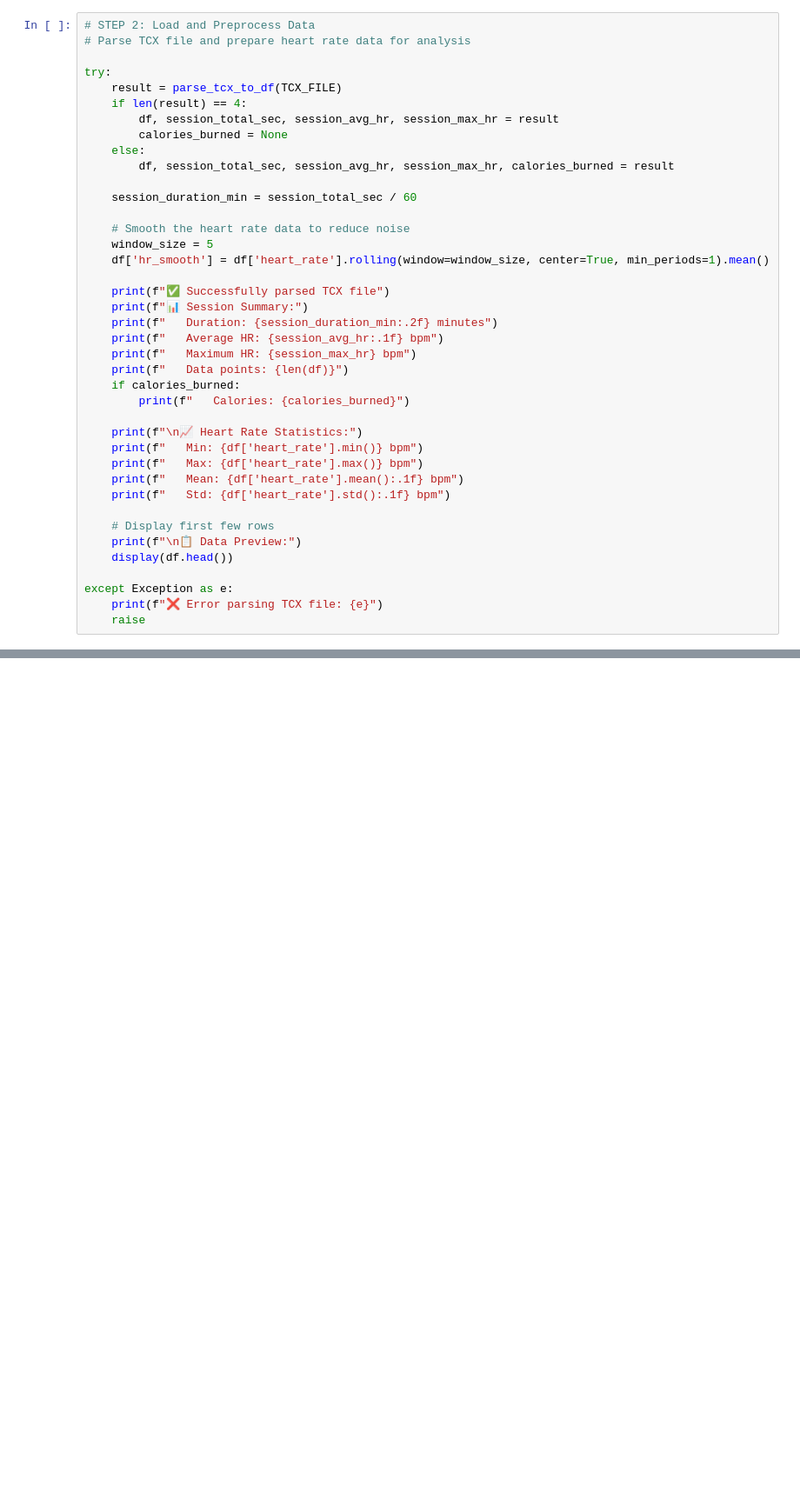
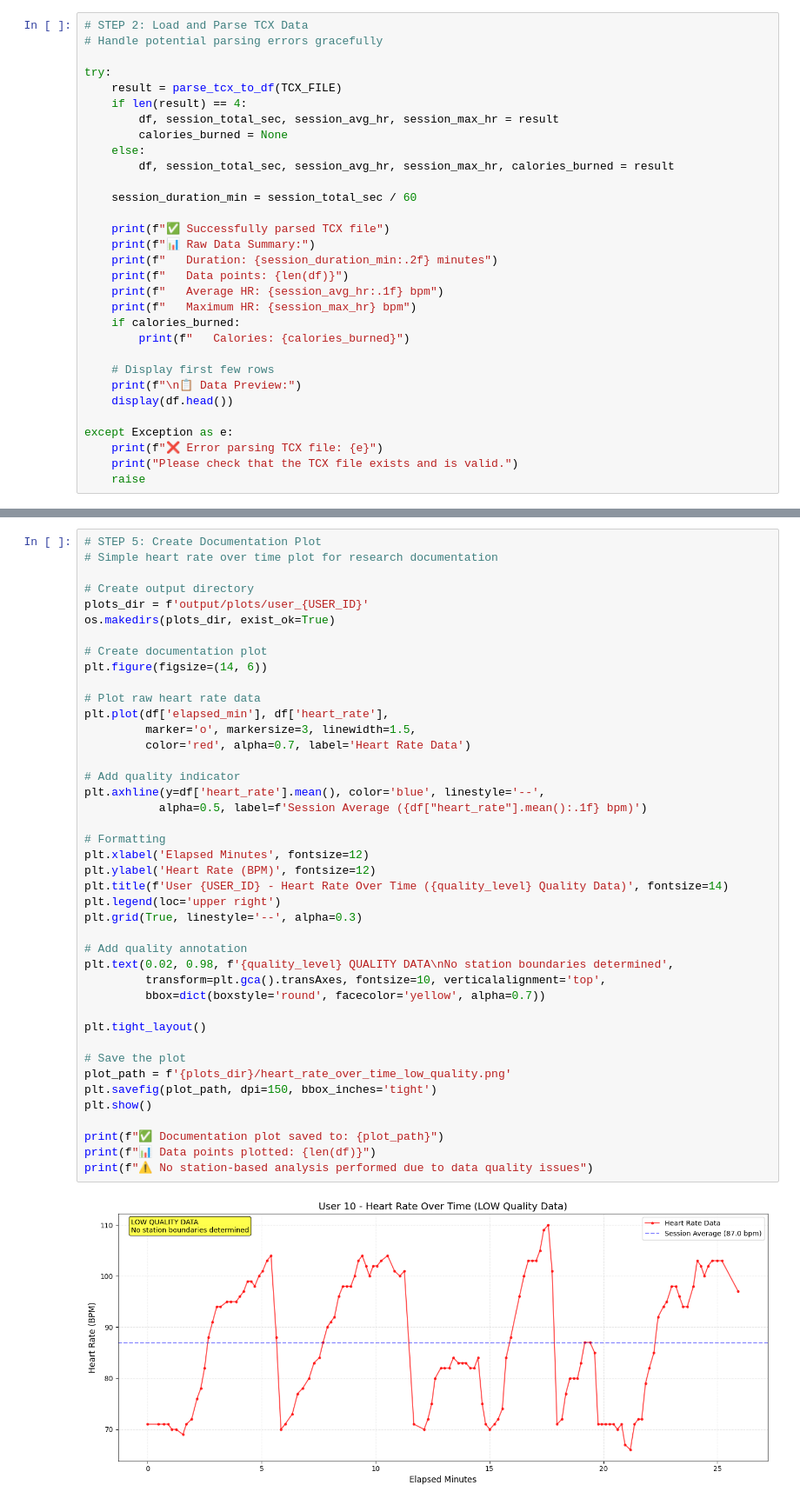
Before and after one commit to anthony-mccrovitz/Sphery-Heart-Rate-Analysis, a Jupyter notebook: notebooks/peak_exploration/user_10_peak_detection.ipynb, the cells around one changed output, grey strips where cells are left out. Shown at 87% size. Cells and saved outputs as stored; diff of their text form; blank space fills up the shorter version.

```diff
--- a/notebooks/peak_exploration/user_10_peak_detection.ipynb
+++ b/notebooks/peak_exploration/user_10_peak_detection.ipynb
@@ -60,6 +52,6 @@ print("✅ All libraries loaded successfully")
 # %%
-# STEP 2: Load and Preprocess Data
-# Parse TCX file and prepare heart rate data for analysis
+# STEP 2: Load and Parse TCX Data
+# Handle potential parsing errors gracefully
 
 try:
     result = parse_tcx_to_df(TCX_FILE)
@@ -71,24 +63,14 @@ try:
 
     session_duration_min = session_total_sec / 60
 
-    # Smooth the heart rate data to reduce noise
-    window_size = 5
-    df['hr_smooth'] = df['heart_rate'].rolling(window=window_size, center=True, min_periods=1).mean()
-
     print(f"✅ Successfully parsed TCX file")
-    print(f"📊 Session Summary:")
+    print(f"📊 Raw Data Summary:")
     print(f"   Duration: {session_duration_min:.2f} minutes")
+    print(f"   Data points: {len(df)}")
     print(f"   Average HR: {session_avg_hr:.1f} bpm")
     print(f"   Maximum HR: {session_max_hr} bpm")
-    print(f"   Data points: {len(df)}")
     if calories_burned:
         print(f"   Calories: {calories_burned}")
-
-    print(f"\n📈 Heart Rate Statistics:")
-    print(f"   Min: {df['heart_rate'].min()} bpm")
-    print(f"   Max: {df['heart_rate'].max()} bpm")
-    print(f"   Mean: {df['heart_rate'].mean():.1f} bpm")
-    print(f"   Std: {df['heart_rate'].std():.1f} bpm")
 
     # Display first few rows
     print(f"\n📋 Data Preview:")
@@ -96,4 +78,5 @@ try:
 
 except Exception as e:
     print(f"❌ Error parsing TCX file: {e}")
+    print("Please check that the TCX file exists and is valid.")
     raise
@@ -548,0 +194,44 @@ else:
+# %%
+# STEP 5: Create Documentation Plot
+# Simple heart rate over time plot for research documentation
+
+# Create output directory
+plots_dir = f'output/plots/user_{USER_ID}'
+os.makedirs(plots_dir, exist_ok=True)
+
+# Create documentation plot
+plt.figure(figsize=(14, 6))
+
+# Plot raw heart rate data
+plt.plot(df['elapsed_min'], df['heart_rate'],
+         marker='o', markersize=3, linewidth=1.5,
+         color='red', alpha=0.7, label='Heart Rate Data')
+
+# Add quality indicator
+plt.axhline(y=df['heart_rate'].mean(), color='blue', linestyle='--',
+           alpha=0.5, label=f'Session Average ({df["heart_rate"].mean():.1f} bpm)')
+
+# Formatting
+plt.xlabel('Elapsed Minutes', fontsize=12)
+plt.ylabel('Heart Rate (BPM)', fontsize=12)
+plt.title(f'User {USER_ID} - Heart Rate Over Time ({quality_level} Quality Data)', fontsize=14)
+plt.legend(loc='upper right')
+plt.grid(True, linestyle='--', alpha=0.3)
+
+# Add quality annotation
+plt.text(0.02, 0.98, f'{quality_level} QUALITY DATA\nNo station boundaries determined',
+         transform=plt.gca().transAxes, fontsize=10, verticalalignment='top',
+         bbox=dict(boxstyle='round', facecolor='yellow', alpha=0.7))
+
+plt.tight_layout()
+
+# Save the plot
+plot_path = f'{plots_dir}/heart_rate_over_time_low_quality.png'
+plt.savefig(plot_path, dpi=150, bbox_inches='tight')
+plt.show()
+
+print(f"✅ Documentation plot saved to: {plot_path}")
+print(f"📊 Data points plotted: {len(df)}")
+print(f"⚠️ No station-based analysis performed due to data quality issues")
+# %% [output]
+[figure, added]
```
Also changed, not shown: parts of 12 cells of this notebook, 12 other files.
